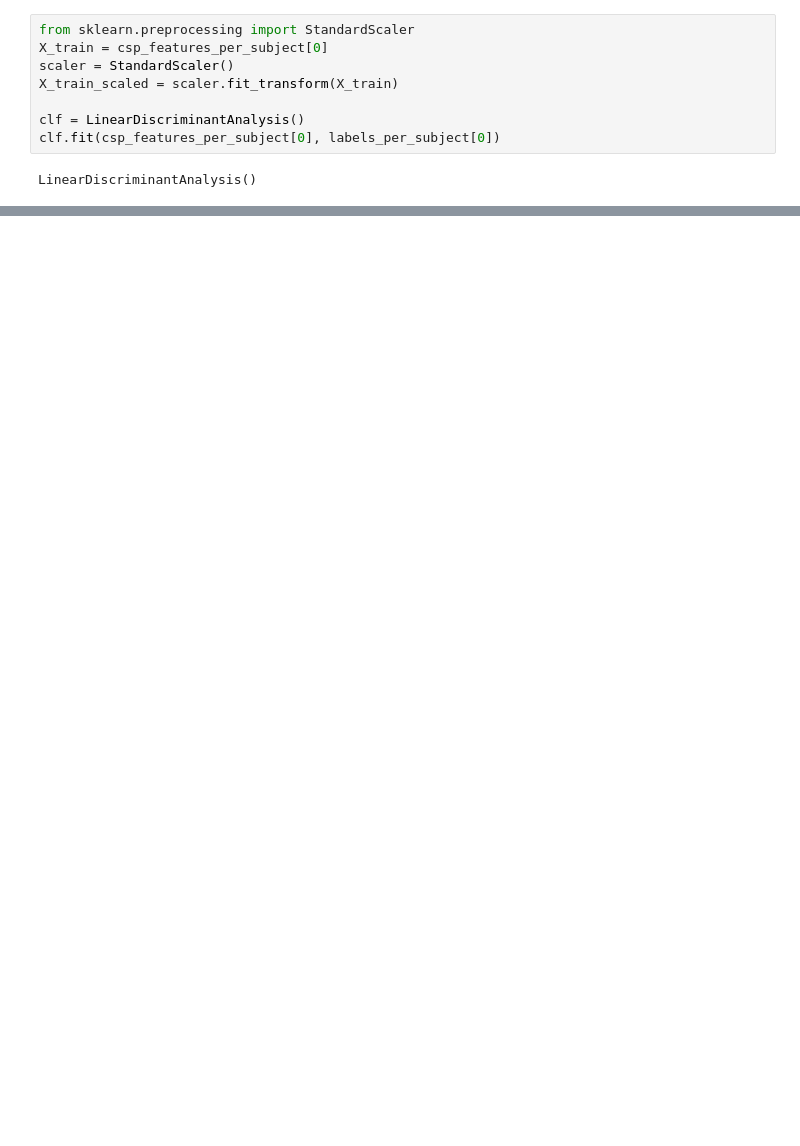
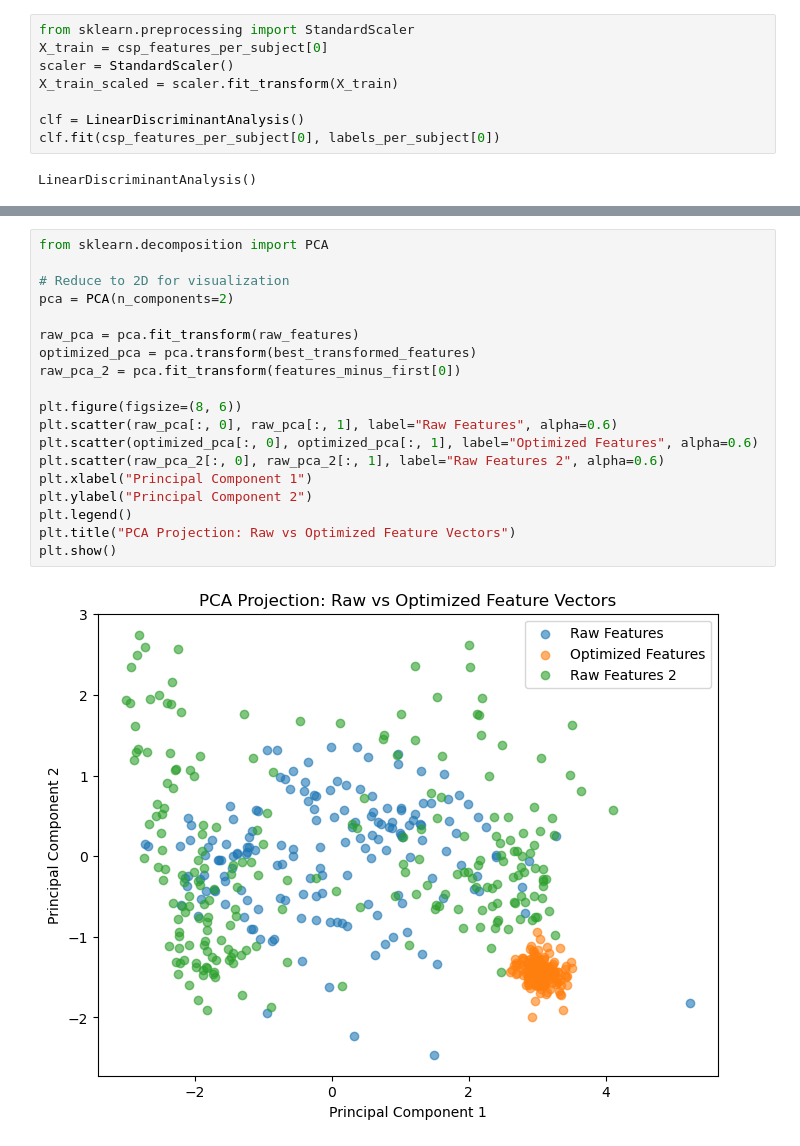
Before and after one commit to JaigonRyu/EEG_RL_Feature_Transforms, a Jupyter notebook: preprocess_test_mult.ipynb, the cells around one changed output, grey strips where cells are left out. Drawn from its saved outputs; the diff is of its cells as text; blank space fills up the shorter version.

```diff
--- a/preprocess_test_mult.ipynb
+++ b/preprocess_test_mult.ipynb
@@ -573,0 +616,21 @@ Logging to ./ppo_logs\PPO Tuning_2
+# %%
+from sklearn.decomposition import PCA
+
+# Reduce to 2D for visualization
+pca = PCA(n_components=2)
+
+raw_pca = pca.fit_transform(raw_features)
+optimized_pca = pca.transform(best_transformed_features)
+raw_pca_2 = pca.fit_transform(features_minus_first[0])
+
+plt.figure(figsize=(8, 6))
+plt.scatter(raw_pca[:, 0], raw_pca[:, 1], label="Raw Features", alpha=0.6)
+plt.scatter(optimized_pca[:, 0], optimized_pca[:, 1], label="Optimized Features", alpha=0.6)
+plt.scatter(raw_pca_2[:, 0], raw_pca_2[:, 1], label="Raw Features 2", alpha=0.6)
+plt.xlabel("Principal Component 1")
+plt.ylabel("Principal Component 2")
+plt.legend()
+plt.title("PCA Projection: Raw vs Optimized Feature Vectors")
+plt.show()
+# %% [output]
+[figure, added]
```
Also changed, not shown: parts of 27 cells of this notebook, 1 other file.
